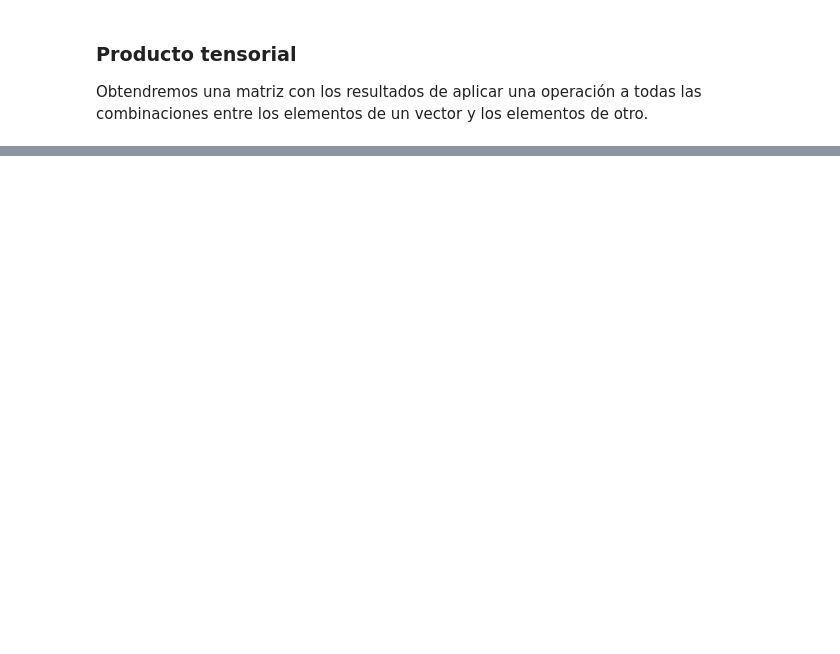
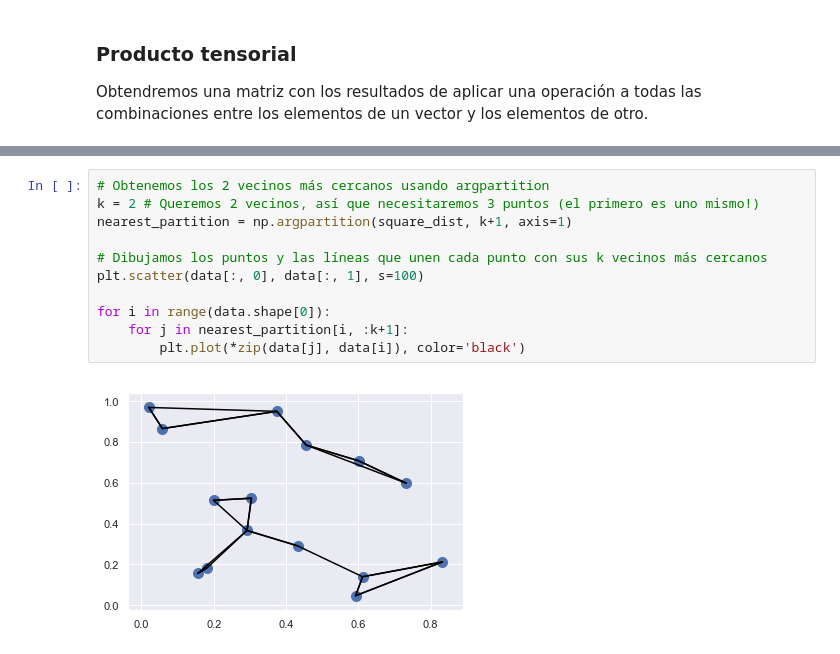
Before and after one commit to pyjaime/python3-101, a Jupyter notebook: python3_numpy_es.ipynb, the cells around one changed output, grey strips where cells are left out. Saved outputs shown, nothing was run; the diff lists cells and outputs as text; blank space fills up the shorter version.

```diff
--- a/python3_numpy_es.ipynb
+++ b/python3_numpy_es.ipynb
@@ -445,0 +616,13 @@ array([6, 6])
+# %%
+# Obtenemos los 2 vecinos más cercanos usando argpartition
+k = 2 # Queremos 2 vecinos, así que necesitaremos 3 puntos (el primero es uno mismo!)
+nearest_partition = np.argpartition(square_dist, k+1, axis=1)
+
+# Dibujamos los puntos y las líneas que unen cada punto con sus k vecinos más cercanos
+plt.scatter(data[:, 0], data[:, 1], s=100)
+
+for i in range(data.shape[0]):
+    for j in nearest_partition[i, :k+1]:
+        plt.plot(*zip(data[j], data[i]), color='black')
+# %% [output]
+[figure, added]
```
Also changed, not shown: parts of 60 cells of this notebook.
